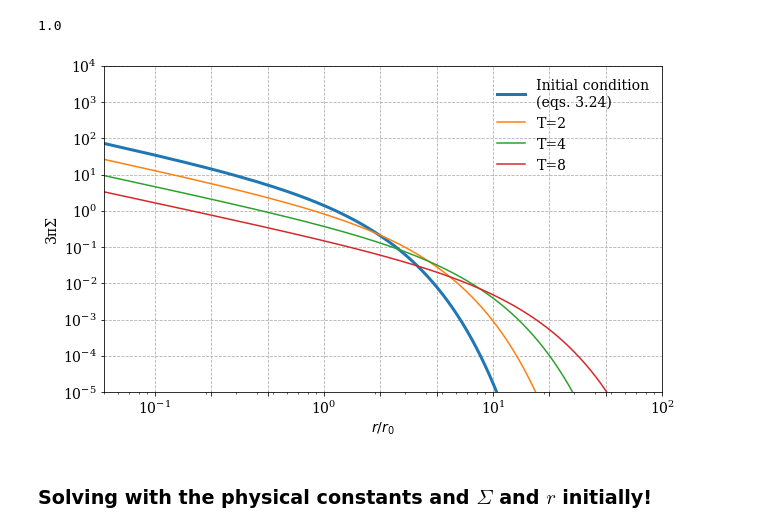
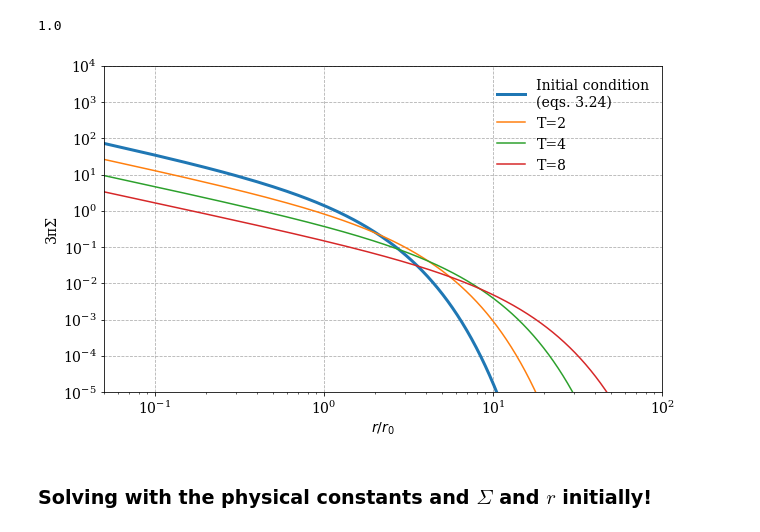
Before and after one commit to agent031/bachelor_code, a Jupyter notebook: Simple_solutions/viscosity_power_law.ipynb, the cells around one changed output. Cells and saved outputs as stored; diff of their text form; code cells hidden in the pictures.

```diff
--- a/Simple_solutions/viscosity_power_law.ipynb
+++ b/Simple_solutions/viscosity_power_law.ipynb
@@ -59,17 +59,17 @@ quad(lambda r: Σ(r, 1), x_i, x_f)[0]
 # %%
 times = [1, 2, 4, 8]
 fig, axs = plt.subplots(figsize=(10,6))
 plt.grid(ls='--')
 
-axs.loglog(x, 3 * np.pi * Σ_initial_norm(x), label='Initial condition\n(eqs. 3.24)', lw=3)
+axs.loglog(x, (3 * np.pi) * Σ_initial_norm(x), label='Initial condition\n(eqs. 3.24)', lw=3)
 
 for T in times[1:]:
-    axs.loglog(x, 3 * np.pi * Σ(x, T), label=f'T={T}')
+    axs.loglog(x, (3 * np.pi) * Σ(x, T), label=f'T={T}')
 plt.legend(frameon = False)
 
-axs.set(xlabel='$r/r_0$', ylabel='3πΣ', ylim = (1e-5, 1e4), xlim = (x_i, x_f), yticks = np.logspace(-5, 4, 10), xticks = np.logspace(-1, 2, 10));
+axs.set(xlabel='$r/r_0$', ylabel='3πΣ', ylim = (1e-5, 1e4), xlim = (x_i, x_f), yticks = np.logspace(-5, 4, 10), xticks = np.logspace(-1, 2, 4));
 # %% [output]
-[figure, old version]
+[figure, new version]
 # %% [markdown]
 ### Solving with the physical constants and $\Sigma$ and $r$ initially!
 # %% [markdown]
```
Also changed, not shown: parts of 15 cells of this notebook, 13 other files.
